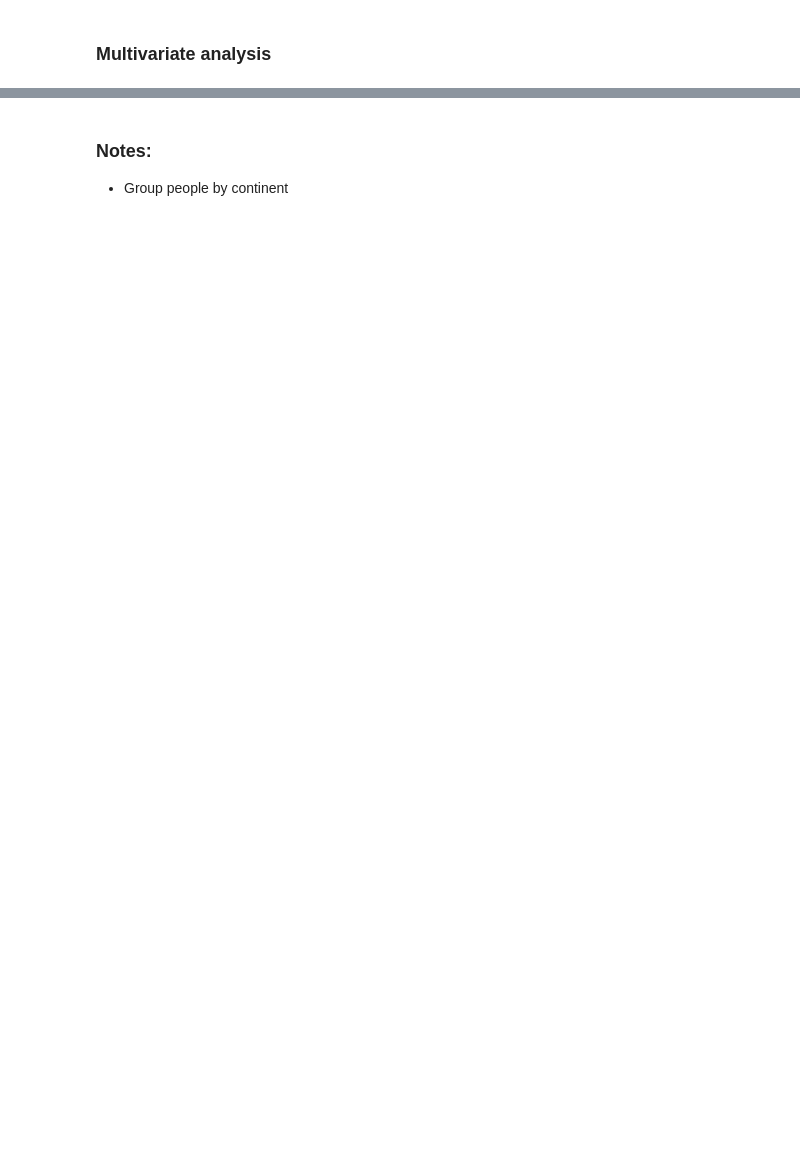
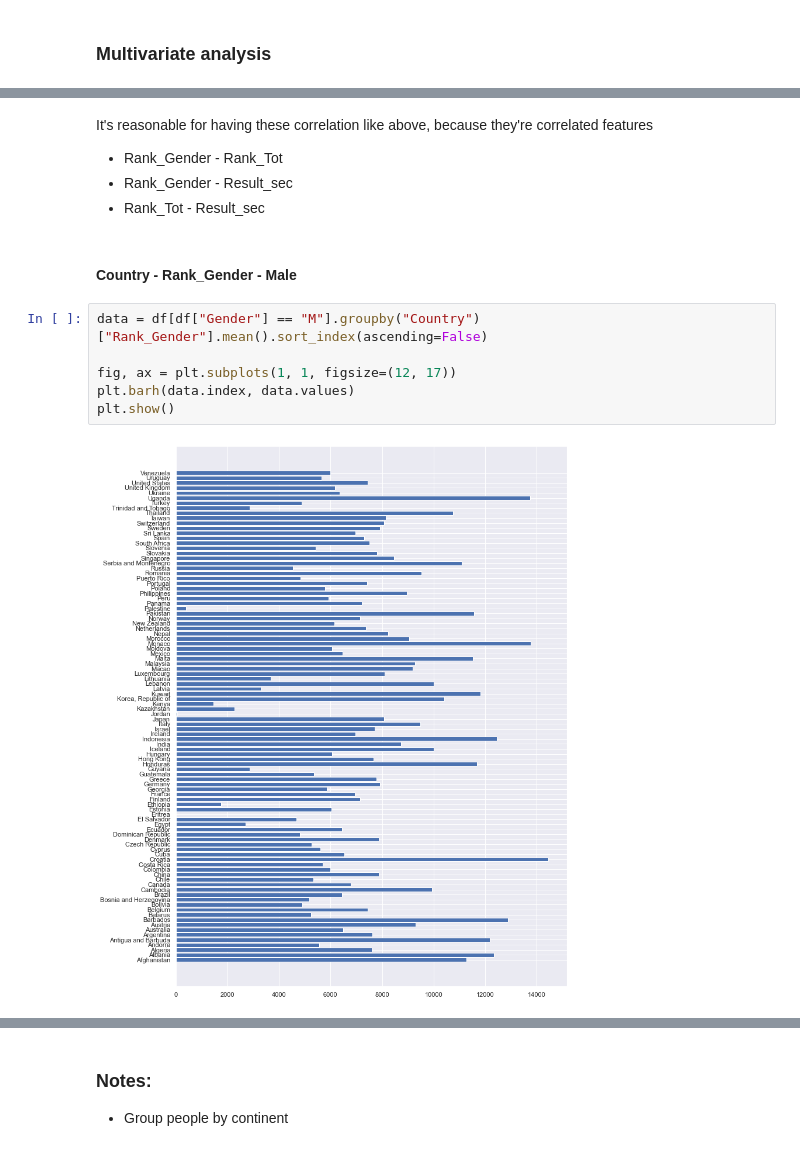
Before and after one commit to tailtq/ml-learning, a Jupyter notebook: ml-08/05_boston_marathon.ipynb, the cells around one changed output, grey strips where cells are left out. Cells and saved outputs as stored; diff of their text form; blank space fills up the shorter version.

```diff
--- a/ml-08/05_boston_marathon.ipynb
+++ b/ml-08/05_boston_marathon.ipynb
@@ -192,0 +207,15 @@ From the dataset, I checked and saw it has many missing positions, unlike a corr
+# %% [markdown]
+It's reasonable for having these correlation like above, because they're correlated features
+- Rank_Gender - Rank_Tot
+- Rank_Gender - Result_sec
+- Rank_Tot - Result_sec
+# %% [markdown]
+#### Country - Rank_Gender - Male
+# %%
+data = df[df["Gender"] == "M"].groupby("Country")["Rank_Gender"].mean().sort_index(ascending=False)
+
+fig, ax = plt.subplots(1, 1, figsize=(12, 17))
+plt.barh(data.index, data.values)
+plt.show()
+# %% [output]
+[figure, added]
```
Also changed, not shown: parts of 11 cells of this notebook, 1 other file.
